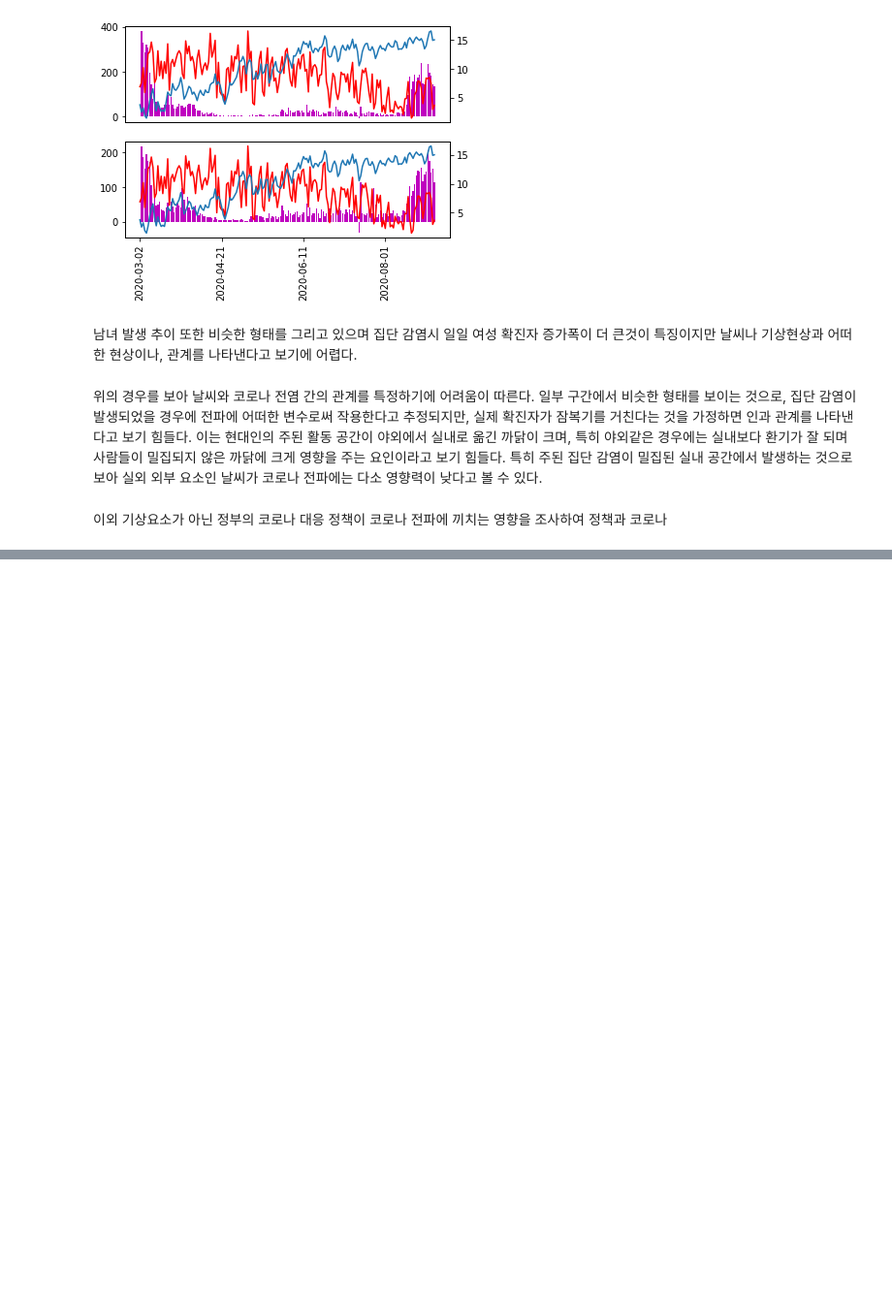
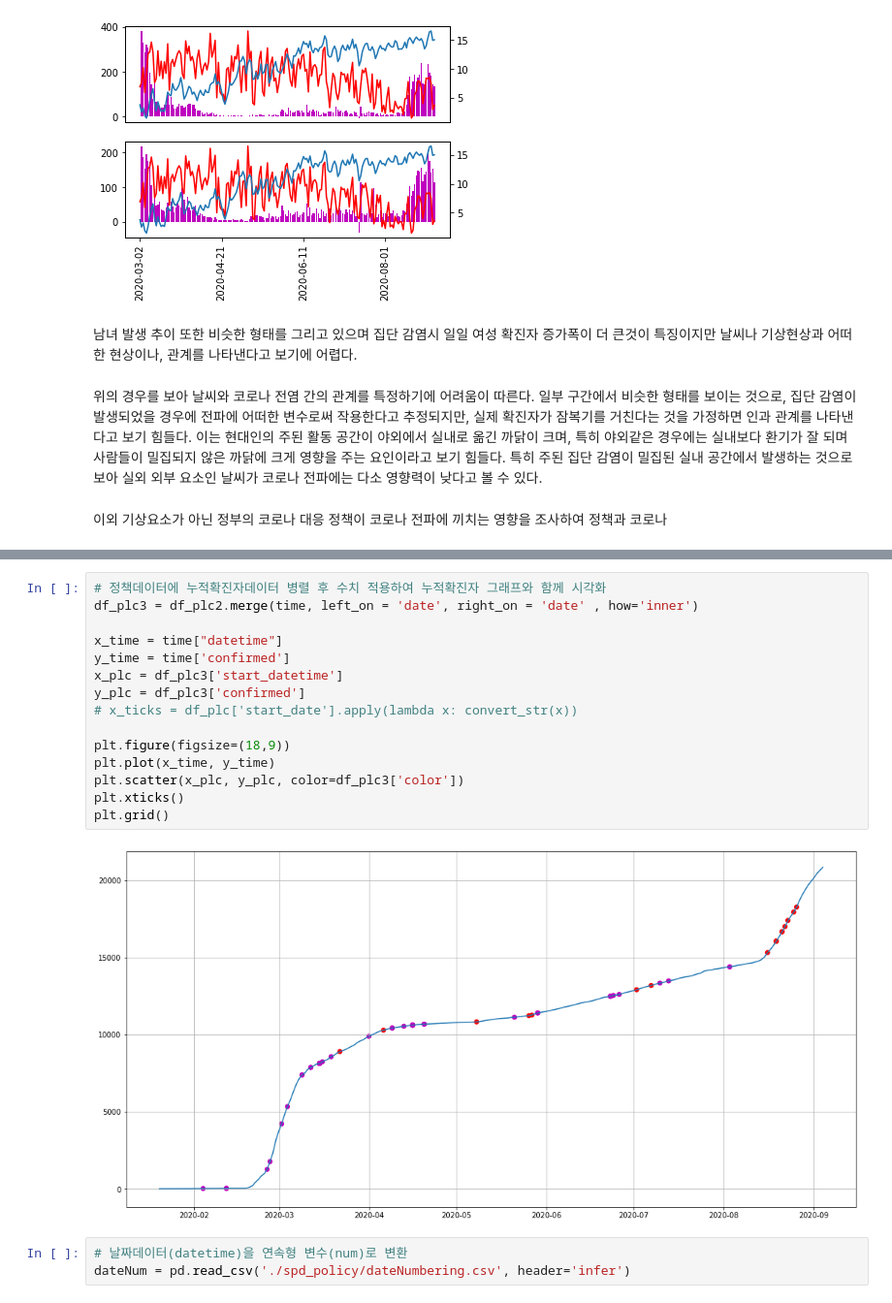
Before and after one commit to fishoe/covid_insight, a Jupyter notebook: insight.ipynb, the cells around one changed output, grey strips where cells are left out. Shown at 97% size. Saved outputs shown, nothing was run; the diff lists cells and outputs as text; blank space fills up the shorter version.

```diff
--- a/insight.ipynb
+++ b/insight.ipynb
@@ -273,0 +329,20 @@ for idx , i in enumerate(gens):
+# %%
+# 정책데이터에 누적확진자데이터 병렬 후 수치 적용하여 누적확진자 그래프와 함께 시각화
+df_plc3 = df_plc2.merge(time, left_on = 'date', right_on = 'date' , how='inner')
+
+x_time = time["datetime"]
+y_time = time['confirmed']
+x_plc = df_plc3['start_datetime']
+y_plc = df_plc3['confirmed']
+# x_ticks = df_plc['start_date'].apply(lambda x: convert_str(x))
+
+plt.figure(figsize=(18,9))
+plt.plot(x_time, y_time)
+plt.scatter(x_plc, y_plc, color=df_plc3['color'])
+plt.xticks()
+plt.grid()
+# %% [output]
+[figure, added]
+# %%
+# 날짜데이터(datetime)을 연속형 변수(num)로 변환
+dateNum = pd.read_csv('./spd_policy/dateNumbering.csv', header='infer')
```
Also changed, not shown: parts of 5 cells of this notebook, 3 other files.
